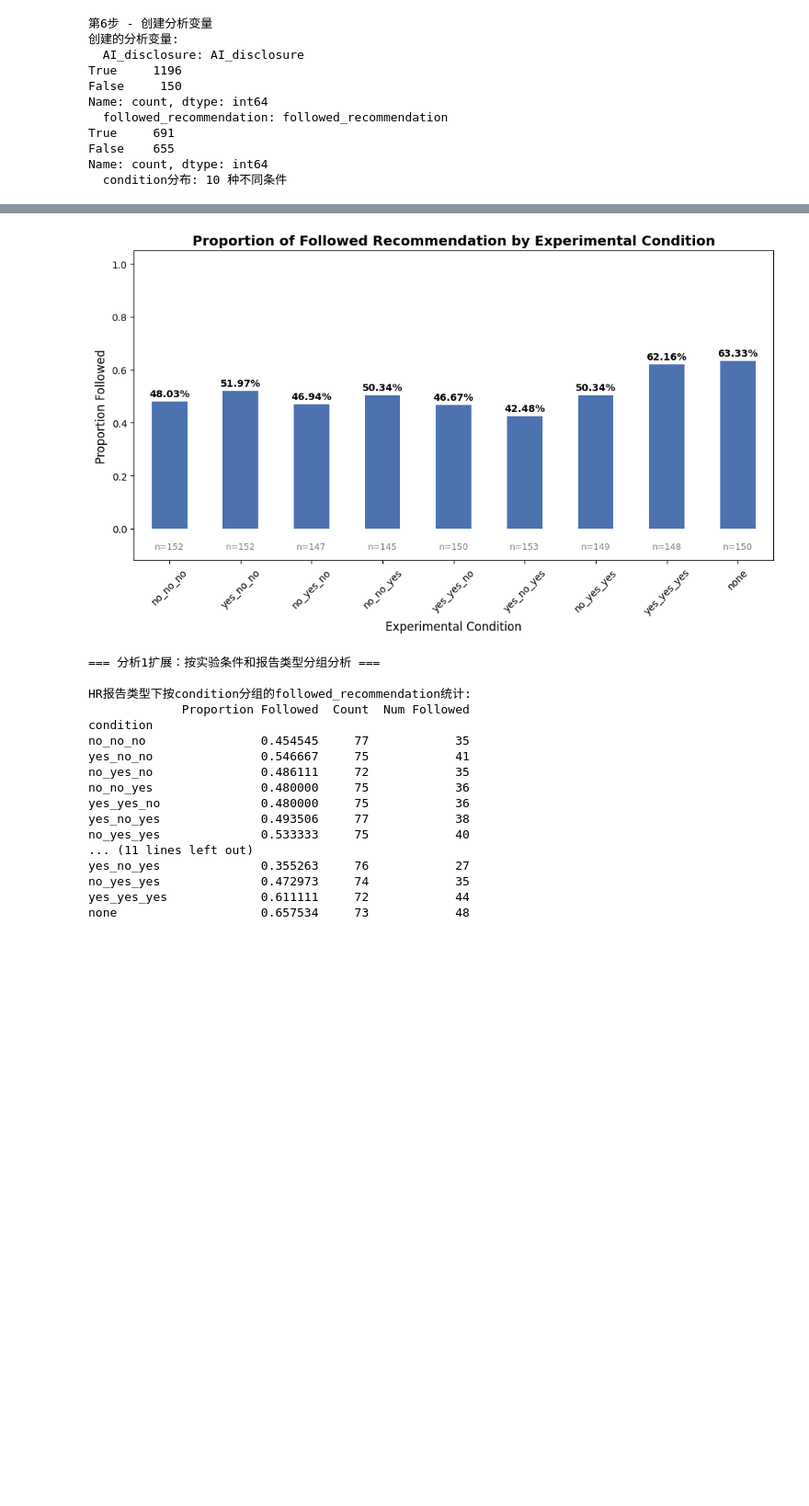
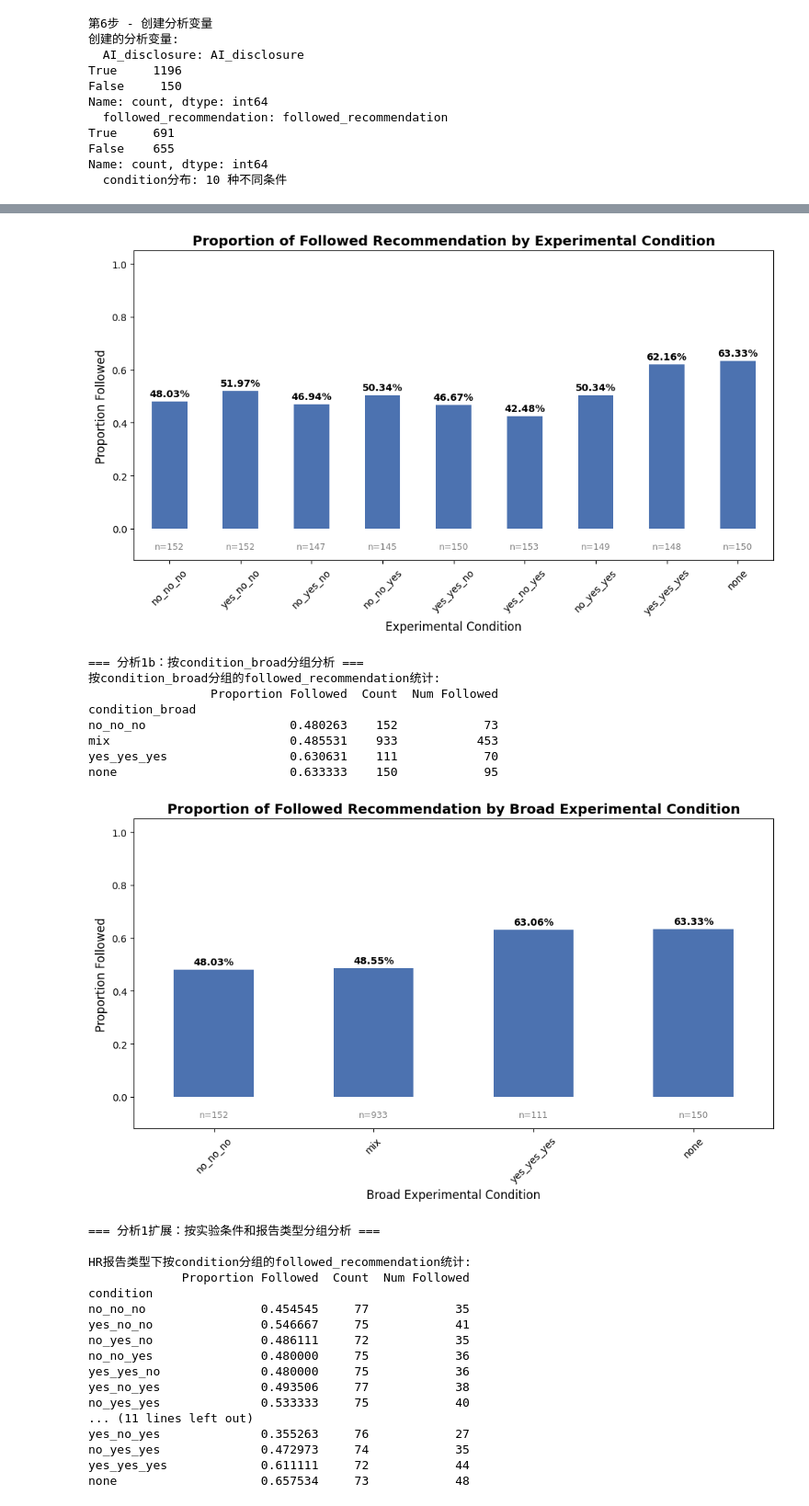
Before and after one commit to kenxjzhang/made_by_human, a Jupyter notebook: code/MBH_main_loader.ipynb, the cells around one changed output, grey strips where cells are left out. Shown at 92% size. Saved outputs shown, nothing was run; the diff lists cells and outputs as text; code cells hidden in the pictures; blank space fills up the shorter version.

```diff
--- a/code/MBH_main_loader.ipynb
+++ b/code/MBH_main_loader.ipynb
@@ -444,33 +454,82 @@ bars = cond_stats['Proportion Followed'].plot(kind='bar', ax=ax, color='#4C72B0'
 ax.set_title('Proportion of Followed Recommendation by Experimental Condition', fontsize=14, fontweight='bold')
 ax.set_xlabel('Experimental Condition', fontsize=12)
 ax.set_ylabel('Proportion Followed', fontsize=12)
 ax.set_xticklabels(condition_order, rotation=45)
 
 # 添加数值标签
 for i, (v, n) in enumerate(zip(cond_stats['Proportion Followed'], cond_stats['Count'])):
     if not pd.isna(v):
         ax.text(i, v + 0.01, f"{v:.2%}", ha='center', va='bottom', fontweight='bold')
     if not pd.isna(n):
         ax.text(i, -0.05, f"n={int(n)}", ha='center', va='top', fontsize=9, color='gray')
 
 plt.ylim(-0.12, 1.05)
 plt.tight_layout()
 plt.show()
+
+# ... existing code ...
+
+# =============================================================================
+# 分析1b：按condition_broad分组分析
+# =============================================================================
+
+print("\n=== 分析1b：按condition_broad分组分析 ===")
+
+# 指定condition_broad的顺序以便可视化
+condition_broad_order = ['no_no_no', 'mix', 'yes_yes_yes', 'none']
+
+# 分组统计
+cond_broad_stats = df_clean.groupby('condition_broad')['followed_recommendation'].agg(['mean', 'count', 'sum'])
+cond_broad_stats.rename(columns={'mean': 'Proportion Followed', 'count': 'Count', 'sum': 'Num Followed'}, inplace=True)
+cond_broad_stats = cond_broad_stats.reindex(condition_broad_order)
+
+print("按condition_broad分组的followed_recommendation统计:")
+print(cond_broad_stats)
+
+# 可视化
+fig, ax = plt.subplots(figsize=(10,6))
+bars = cond_broad_stats['Proportion Followed'].plot(kind='bar', ax=ax, color='#4C72B0')
+ax.set_title('Proportion of Followed Recommendation by Broad Experimental Condition', fontsize=14, fontweight='bold')
+ax.set_xlabel('Broad Experimental Condition', fontsize=12)
+ax.set_ylabel('Proportion Followed', fontsize=12)
+ax.set_xticklabels(condition_broad_order, rotation=45)
+
+# 添加数值标签
+for i, (v, n) in enumerate(zip(cond_broad_stats['Proportion Followed'], cond_broad_stats['Count'])):
+    if not pd.isna(v):
+        ax.text(i, v + 0.01, f"{v:.2%}", ha='center', va='bottom', fontweight='bold')
+    if not pd.isna(n):
+        ax.text(i, -0.05, f"n={int(n)}", ha='center', va='top', fontsize=9, color='gray')
+
+plt.ylim(-0.12, 1.05)
+plt.tight_layout()
+plt.show()
+
+# ... existing code ...
 # %% [output]
 === 分析1：按实验条件分组分析 ===
 按condition分组的followed_recommendation统计:
              Proportion Followed  Count  Num Followed
 condition
 no_no_no                0.480263    152            73
 yes_no_no               0.519737    152            79
 no_yes_no               0.469388    147            69
 no_no_yes               0.503448    145            73
 yes_yes_no              0.466667    150            70
 yes_no_yes              0.424837    153            65
 no_yes_yes              0.503356    149            75
 yes_yes_yes             0.621622    148            92
 none                    0.633333    150            95
 [figure]
+=== 分析1b：按condition_broad分组分析 ===
+按condition_broad分组的followed_recommendation统计:
+                 Proportion Followed  Count  Num Followed
+condition_broad
+no_no_no                    0.480263    152            73
+mix                         0.485531    933           453
+yes_yes_yes                 0.630631    111            70
+none                        0.633333    150            95
+[figure, added]
 # %%
 # =============================================================================
 # 分析1扩展：按实验条件分组分析，按报告类型（report_type）分层
```
Also changed, not shown: parts of 7 cells of this notebook.
